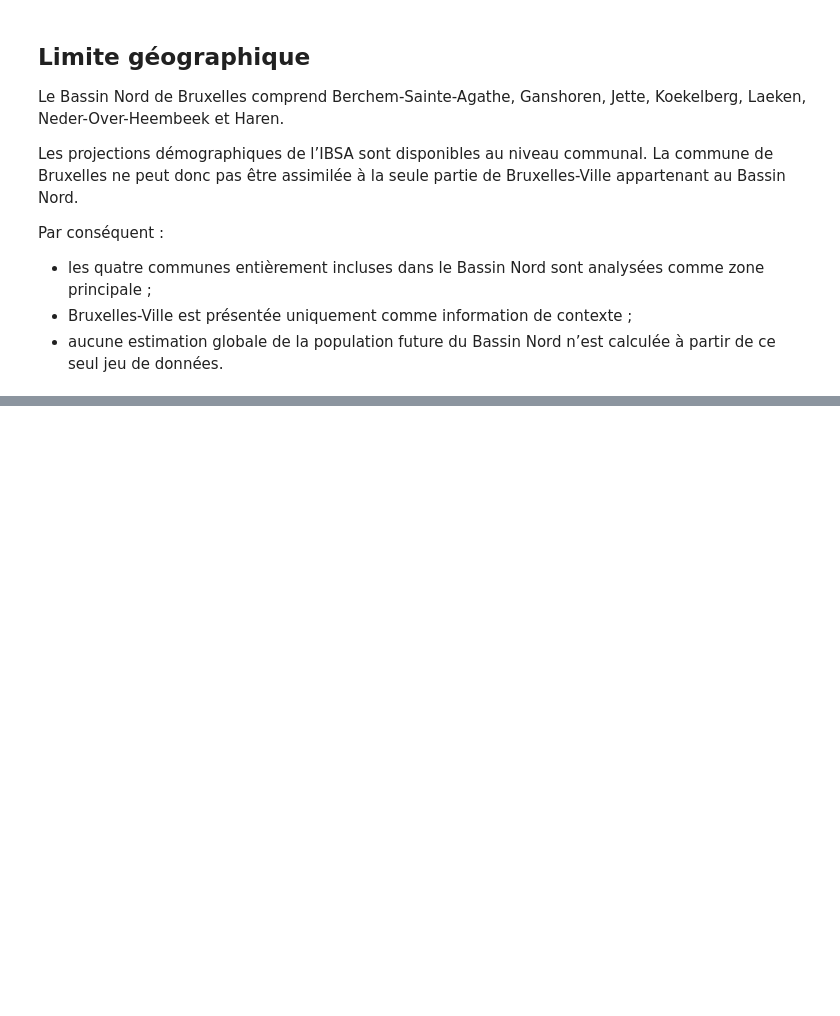
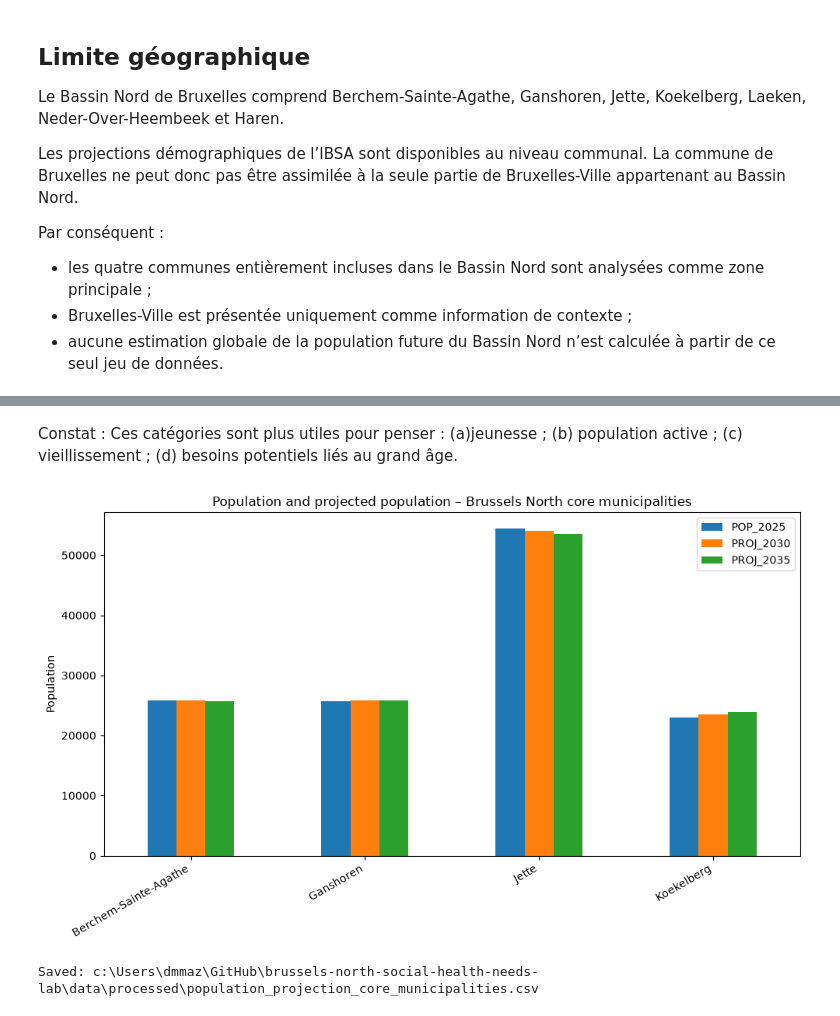
Before and after one commit to MazanzaMfumu/brussels-north-social-health-needs-lab, a Jupyter notebook: notebooks/01_population_profile.ipynb, the cells around one changed output, grey strips where cells are left out. Cells and saved outputs as stored; diff of their text form; code cells hidden in the pictures; blank space fills up the shorter version.

```diff
--- a/notebooks/01_population_profile.ipynb
+++ b/notebooks/01_population_profile.ipynb
@@ -179,3 +179,23 @@ municipality_totals
 | 2 | Ganshoren | 25693 | 25768 | 25777 | 25811 | 25830 | 25853 | 25835 | 25816 | ... |
 | 3 | Jette | 54390 | 54391 | 54291 | 54213 | 54122 | 54041 | 53910 | 53806 | ... |
 | 4 | Koekelberg | 22979 | 23046 | 23210 | 23325 | 23406 | 23490 | 23496 | 23614 | ... |
+# %%
+# Evolution 2025 → 2030 → 2035
+
+summary = municipality_totals[
+    ["MUN_FR", "POP_2025", "PROJ_2030", "PROJ_2035"]
+].copy()
+
+summary["GROWTH_2025_2030_PCT"] = (
+    (summary["PROJ_2030"] - summary["POP_2025"])
+    / summary["POP_2025"]
+    * 100
+)
+
+summary["GROWTH_2025_2035_PCT"] = (
+    (summary["PROJ_2035"] - summary["POP_2025"])
+    / summary["POP_2025"]
+    * 100
+)
+
+summary.round(2)
@@ -181,0 +256,52 @@ municipality_totals
+# %% [markdown]
+Constat : Ces catégories sont plus utiles pour penser : (a)jeunesse ; (b) population active ; (c) vieillissement ; (d) besoins potentiels liés au grand âge.
+# %%
+# Graphique
+
+plot_data = (
+    summary[
+        summary["MUN_FR"].isin(core_municipalities)
+    ]
+    .set_index("MUN_FR")[
+        ["POP_2025", "PROJ_2030", "PROJ_2035"]
+    ]
+)
+
+ax = plot_data.plot(
+    kind="bar",
+    figsize=(10, 6)
+)
+
+ax.set_title(
+    "Population and projected population – Brussels North core municipalities"
+)
+ax.set_xlabel("")
+ax.set_ylabel("Population")
+plt.xticks(rotation=30, ha="right")
+plt.tight_layout()
+
+plt.savefig(
+    FIGURES_DIR / "population_projection_core_municipalities.png",
+    dpi=200,
+    bbox_inches="tight"
+)
+
+plt.show()
+# %% [output]
+[figure, added]
+# %%
+# Création d'un vrai fichier exploitable
+
+output_file = (
+    PROCESSED_DIR
+    / "population_projection_core_municipalities.csv"
+)
+
+summary.to_csv(
+    output_file,
+    index=False
+)
+
+print("Saved:", output_file)
+# %% [output]
+Saved: c:\Users\dmmaz\GitHub\brussels-north-social-health-needs-lab\data\processed\population_projection_core_municipalities.csv
```
Also changed, not shown: parts of 4 cells of this notebook, 7 other files.
